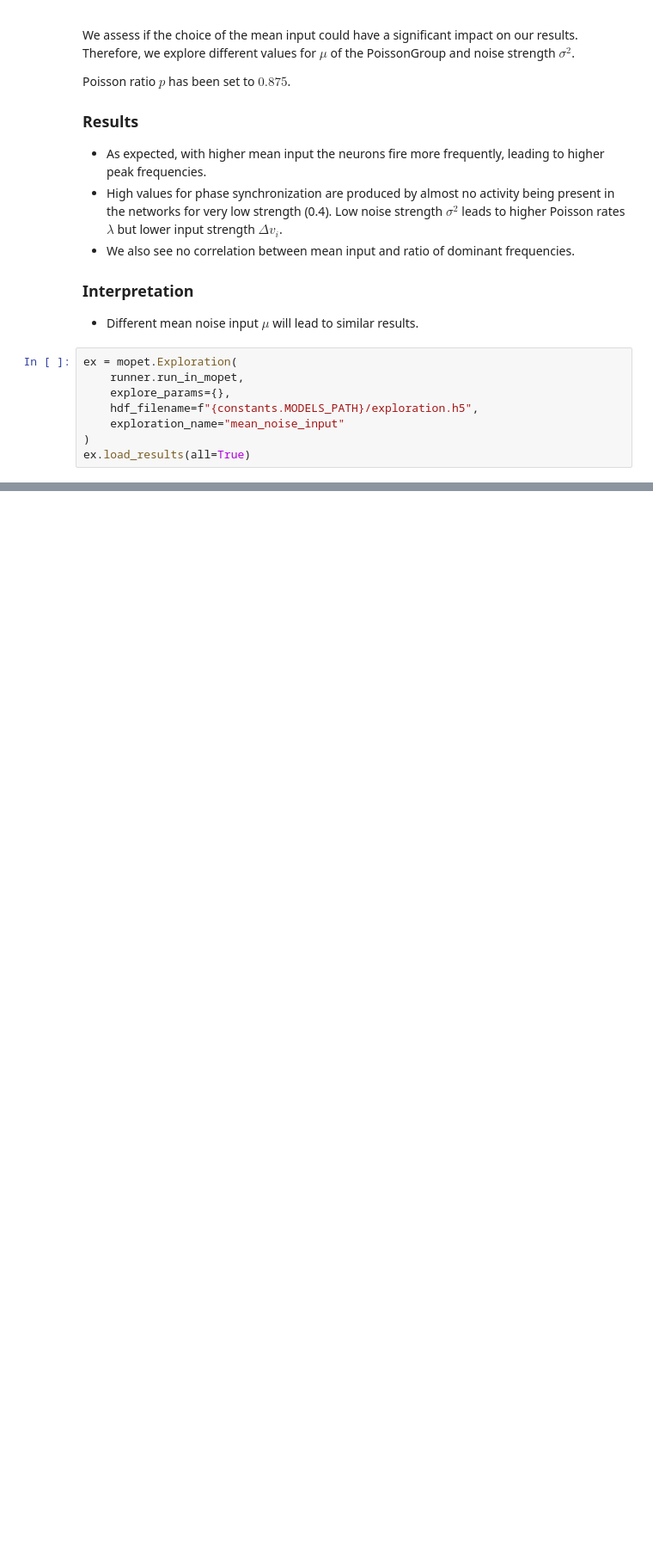
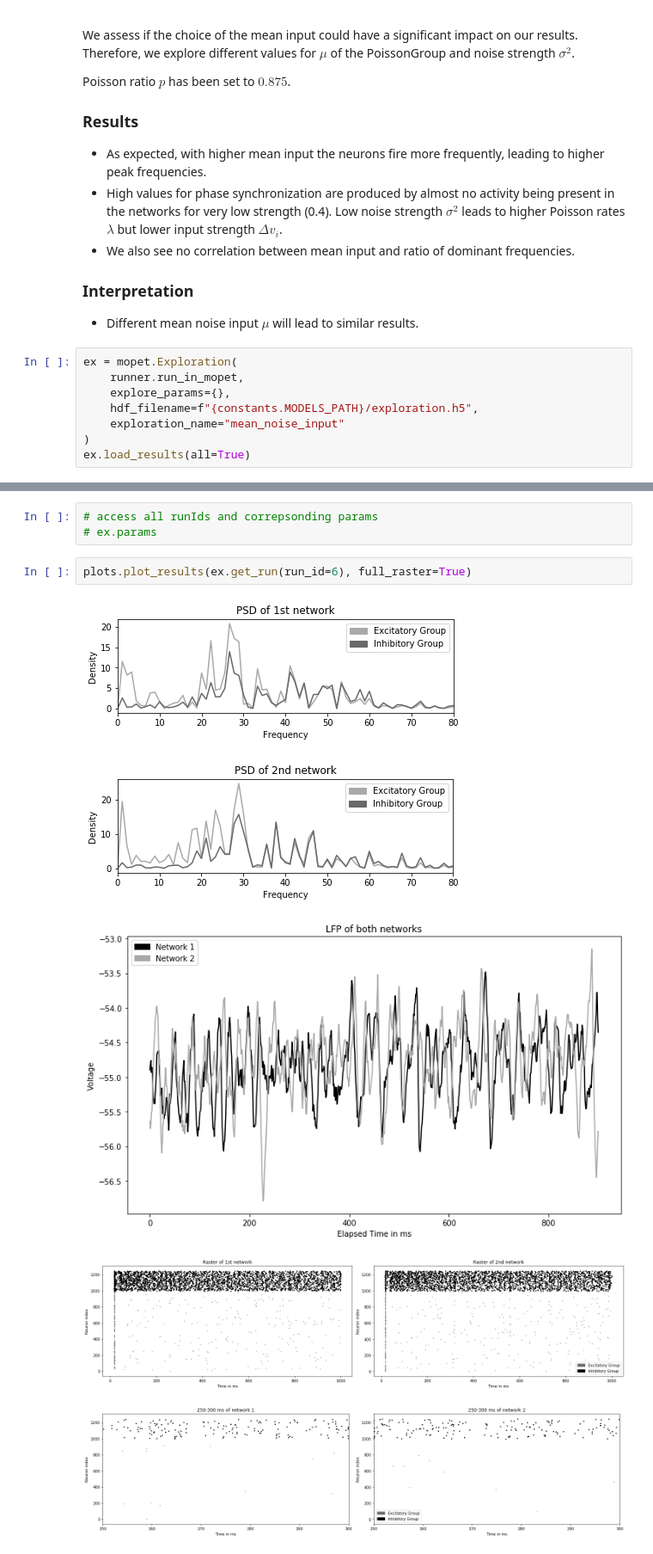
Before and after one commit to ChristophMetzner/Synchronization-by-Uncorrelated-Noise, a Jupyter notebook: notebooks/coupled_network_exploration.ipynb, the cells around one changed output, grey strips where cells are left out. Shown at 86% size. Saved outputs shown, nothing was run; the diff lists cells and outputs as text; blank space fills up the shorter version.

Commit message:
Improve plotting

```diff
--- a/notebooks/coupled_network_exploration.ipynb
+++ b/notebooks/coupled_network_exploration.ipynb
@@ -158,3 +154,14 @@ ex.load_results(all=True)
+# %%
+# access all runIds and correpsonding params
+# ex.params
+# %%
+plots.plot_results(ex.get_run(run_id=6), full_raster=True)
+# %% [output]
+[figure, added]
+[figure, added]
+[figure, added]
+[figure, added]
+[figure, added]
 # %%
 plots.plot_exploration(ex)
 # %% [output]
```
Also changed, not shown: parts of 4 cells of this notebook, 1 other file.
